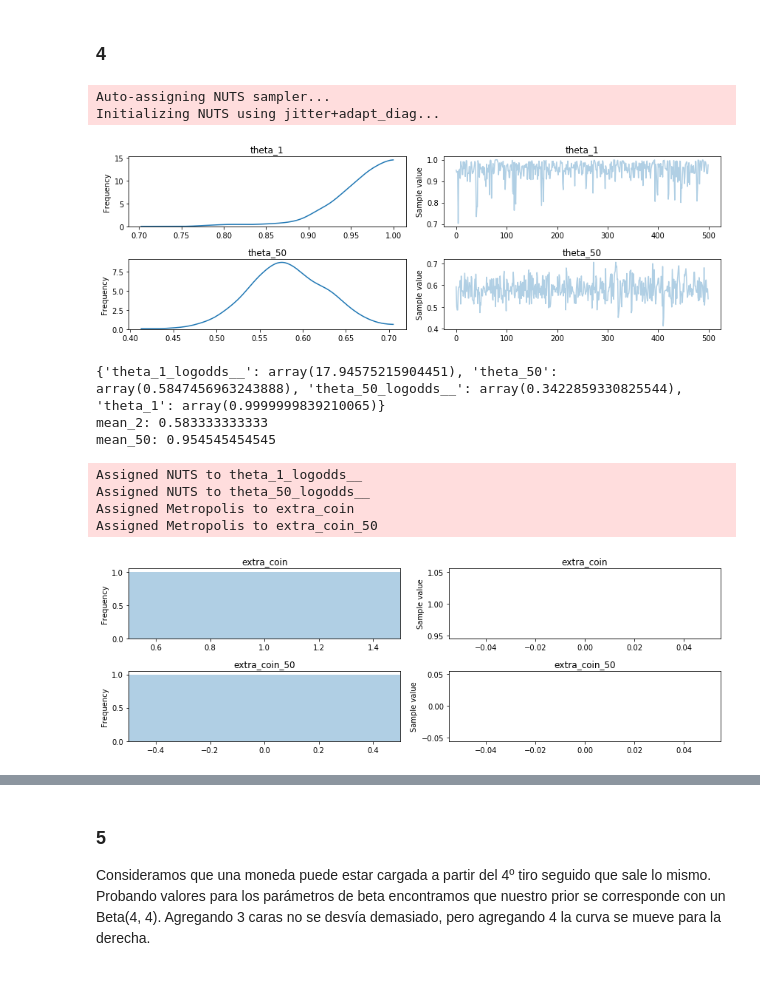
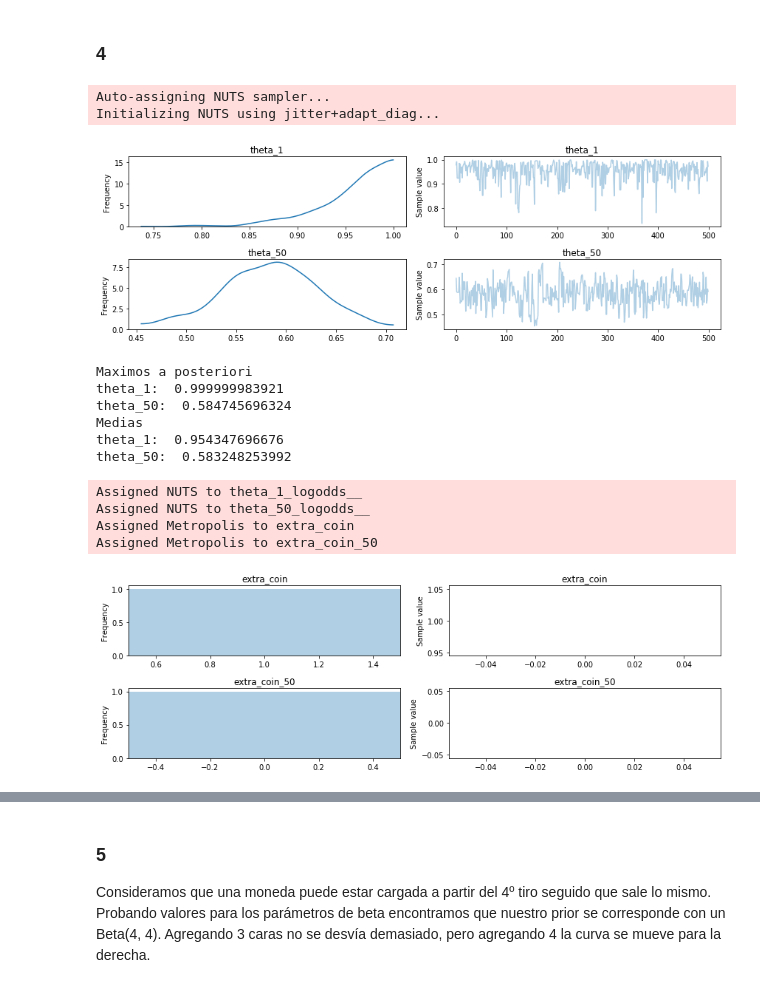
Before and after one commit to fhosen/CienciaDeDatos, a Jupyter notebook: TP5/TP5.ipynb, the cells around one changed output, grey strips where cells are left out. Cells and saved outputs as stored; diff of their text form; code cells hidden in the pictures.

```diff
--- a/TP5/TP5.ipynb
+++ b/TP5/TP5.ipynb
@@ -30,7 +16,4 @@ def run_ppc(trace, samples=100, model=None):
 # %%
-import pymc3 as pm
-import numpy as np
-
 my_model = pm.Model()
 with my_model:
     theta = pm.Beta("theta_1", 1, 1)
@@ -43,9 +26,14 @@ with my_model:
     plt.show()
 
     M = pm.find_MAP(model = my_model)
-    print(M)
-    print ("mean_2: " + str(56.0/106.0))
-    print ("mean_50: " + str(7.0/8.0))
+    print "Maximos a posteriori"
+    print "theta_1: ", M["theta_1"]
+    print "theta_50: ", M["theta_50"]
+
+    print "Medias"
+    print "theta_1: ", trace["theta_1"].mean()
+    print "theta_50: ", trace["theta_50"].mean()
+    time.sleep(.1) #Para que el output quede bien
 
     ### Theta y theta50 se modificaron
     predict = pm.Binomial("extra_coin",n=1,p=theta)
@@ -71,33 +61,41 @@ Assigned Metropolis to extra_coin_50
 # %%
 my_model = pm.Model()
 with my_model:
     theta = pm.Beta("theta_1", 1, 1)
     theta_50 = pm.Beta("theta_50", 50, 50)
 
     posterior = pm.Binomial("posterior_1",n=20,p=theta,observed=20)
     posterior_50 = pm.Binomial("posterior_50",n=20,p=theta_50,observed=20)
     trace = pm.sample(500)
     _ = pm.traceplot(trace)
     plt.show()
 
     M = pm.find_MAP(model = my_model)
-    print(M)
-    print ("mean_2: " + str(70.0/120.0))
-    print ("mean_50: " + str(21.0/22.0))
+    print "Maximos a posteriori"
+    print "theta_1: ", M["theta_1"]
+    print "theta_50: ", M["theta_50"]
+
+    print "Medias"
+    print "theta_1: ", trace["theta_1"].mean()
+    print "theta_50: ", trace["theta_50"].mean()
+    time.sleep(.1) #Para que el output quede bien
 
     ### Theta y theta50 se modificaron
     predict = pm.Binomial("extra_coin",n=1,p=theta)
     predict_50 = pm.Binomial("extra_coin_50",n=1,p=theta_50)
     trace_2 = pm.sample(1)
     _ = pm.traceplot(trace_2, varnames = ["extra_coin", "extra_coin_50"])
     plt.show()
 # %% [output]
 Auto-assigning NUTS sampler...
 Initializing NUTS using jitter+adapt_diag...
-[figure, old version]
+[figure, new version]
-{'theta_1_logodds__': array(17.94575215904451), 'theta_50': array(0.5847456963243888), 'theta_50_logodds__': array(0.3422859330825544), 'theta_1': array(0.9999999839210065)}
-mean_2: 0.583333333333
-mean_50: 0.954545454545
+Maximos a posteriori
+theta_1:  0.999999983921
+theta_50:  0.584745696324
+Medias
+theta_1:  0.954347696676
+theta_50:  0.583248253992
 Assigned NUTS to theta_1_logodds__
 Assigned NUTS to theta_50_logodds__
 Assigned Metropolis to extra_coin
```
Also changed, not shown: parts of 6 cells of this notebook.
